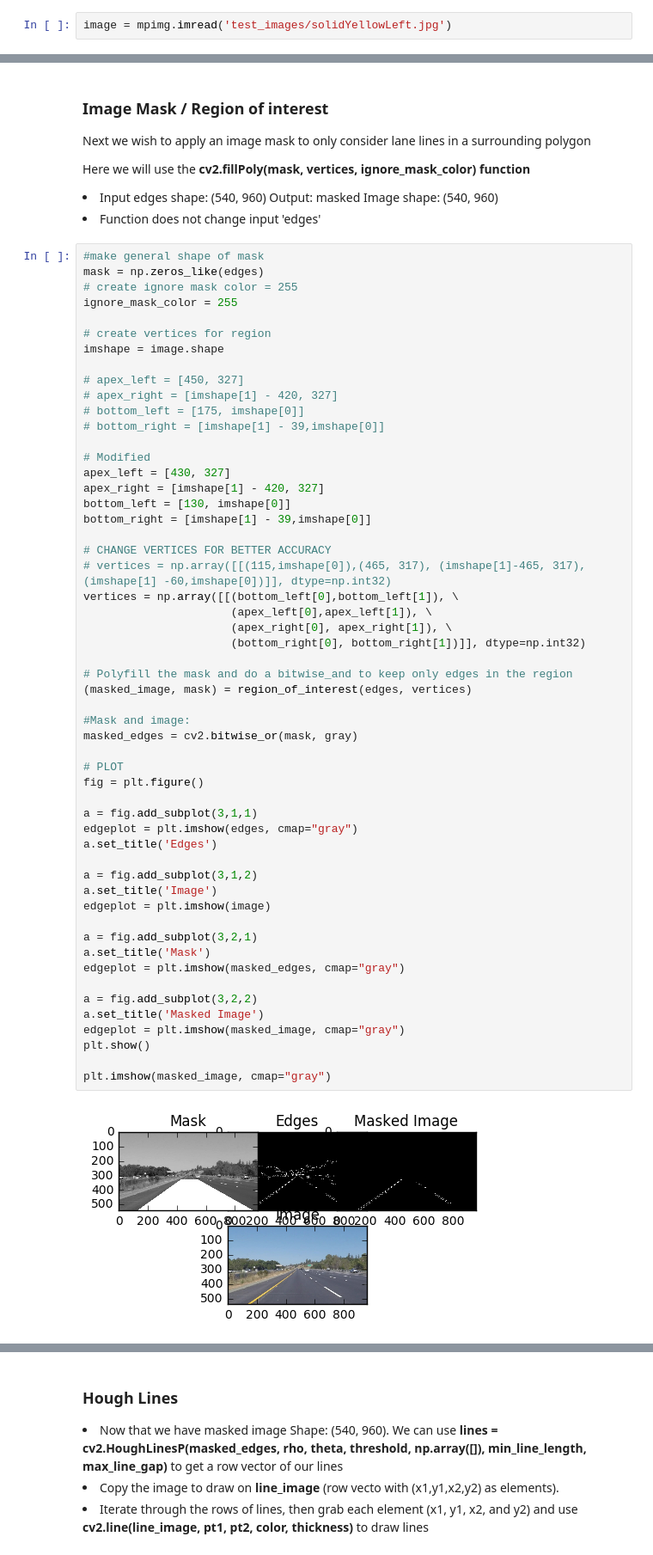
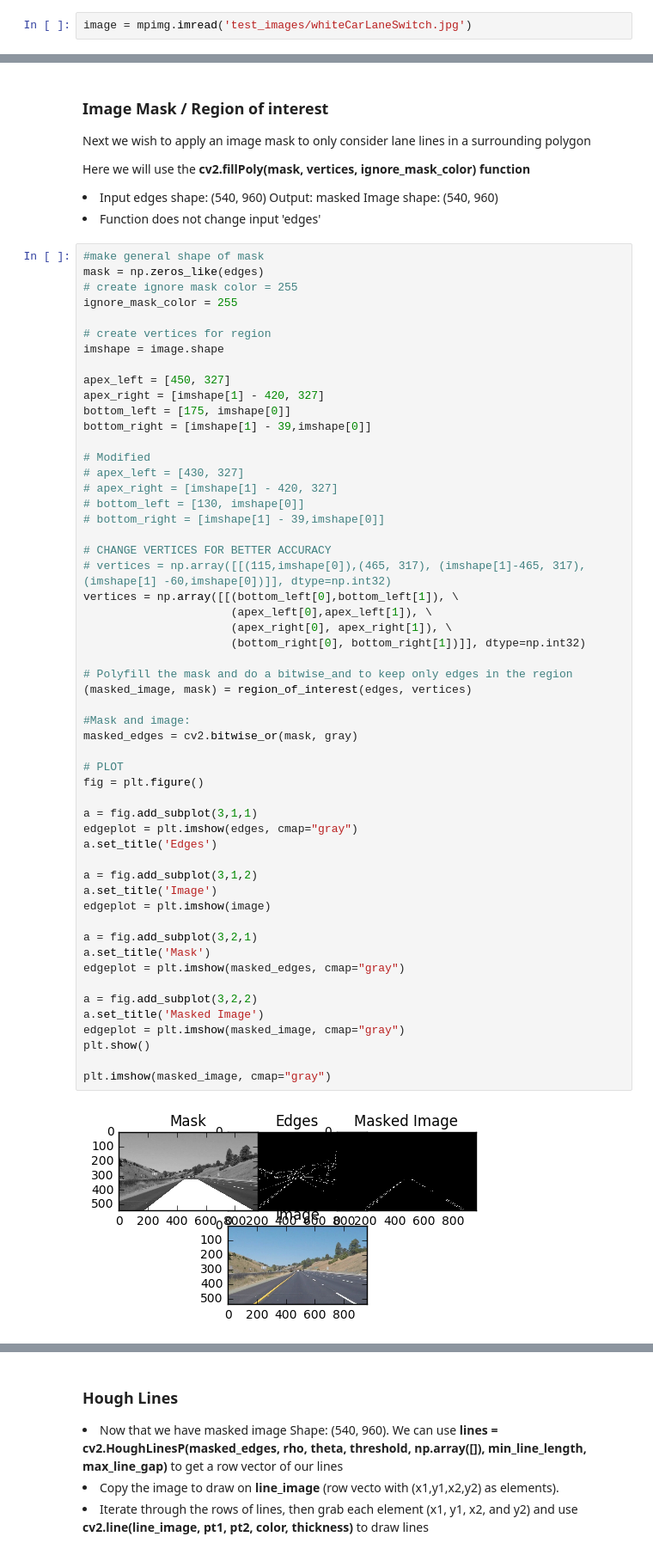
Before and after one commit to JonathanCMitchell/Self-Driving-Car-ND, a Jupyter notebook: Project 1-Lane Detection-Copy1.ipynb, the cells around one changed output, grey strips where cells are left out. Shown at 86% size. Cells and saved outputs as stored; diff of their text form.

```diff
--- a/Project 1-Lane Detection-Copy1.ipynb
+++ b/Project 1-Lane Detection-Copy1.ipynb
@@ -34,5 +36,5 @@ images
 # %%
-image = mpimg.imread('test_images/solidYellowLeft.jpg')
+image = mpimg.imread('test_images/whiteCarLaneSwitch.jpg')
 # %% [markdown]
 When we convert the image to grayscale we simply take off the RGB values and provide 1 value instead.
 <li>Shape of image: (960, 540, 3)</li>
@@ -94,16 +96,16 @@ ignore_mask_color = 255
 # create vertices for region
 imshape = image.shape
 
-# apex_left = [450, 327]
-# apex_right = [imshape[1] - 420, 327]
-# bottom_left = [175, imshape[0]]
-# bottom_right = [imshape[1] - 39,imshape[0]]
+apex_left = [450, 327]
+apex_right = [imshape[1] - 420, 327]
+bottom_left = [175, imshape[0]]
+bottom_right = [imshape[1] - 39,imshape[0]]
 
 # Modified
-apex_left = [430, 327]
-apex_right = [imshape[1] - 420, 327]
-bottom_left = [130, imshape[0]]
-bottom_right = [imshape[1] - 39,imshape[0]]
+# apex_left = [430, 327]
+# apex_right = [imshape[1] - 420, 327]
+# bottom_left = [130, imshape[0]]
+# bottom_right = [imshape[1] - 39,imshape[0]]
 
 # CHANGE VERTICES FOR BETTER ACCURACY
 # vertices = np.array([[(115,imshape[0]),(465, 317), (imshape[1]-465, 317), (imshape[1] -60,imshape[0])]], dtype=np.int32)
@@ -113,32 +115,32 @@ vertices = np.array([[(bottom_left[0],bottom_left[1]), \
                       (bottom_right[0], bottom_right[1])]], dtype=np.int32)
 
 # Polyfill the mask and do a bitwise_and to keep only edges in the region
 (masked_image, mask) = region_of_interest(edges, vertices)
 
 #Mask and image:
 masked_edges = cv2.bitwise_or(mask, gray)
 
 # PLOT
 fig = plt.figure()
 
 a = fig.add_subplot(3,1,1)
 edgeplot = plt.imshow(edges, cmap="gray")
 a.set_title('Edges')
 
 a = fig.add_subplot(3,1,2)
 a.set_title('Image')
 edgeplot = plt.imshow(image)
 
 a = fig.add_subplot(3,2,1)
 a.set_title('Mask')
 edgeplot = plt.imshow(masked_edges, cmap="gray")
 
 a = fig.add_subplot(3,2,2)
 a.set_title('Masked Image')
 edgeplot = plt.imshow(masked_image, cmap="gray")
 plt.show()
 
 plt.imshow(masked_image, cmap="gray")
 # %% [output]
-[figure, old version]
+[figure, new version]
 <matplotlib.image.AxesImage at 0x...>
```
Also changed, not shown: parts of 8 cells of this notebook, 9 other files.
